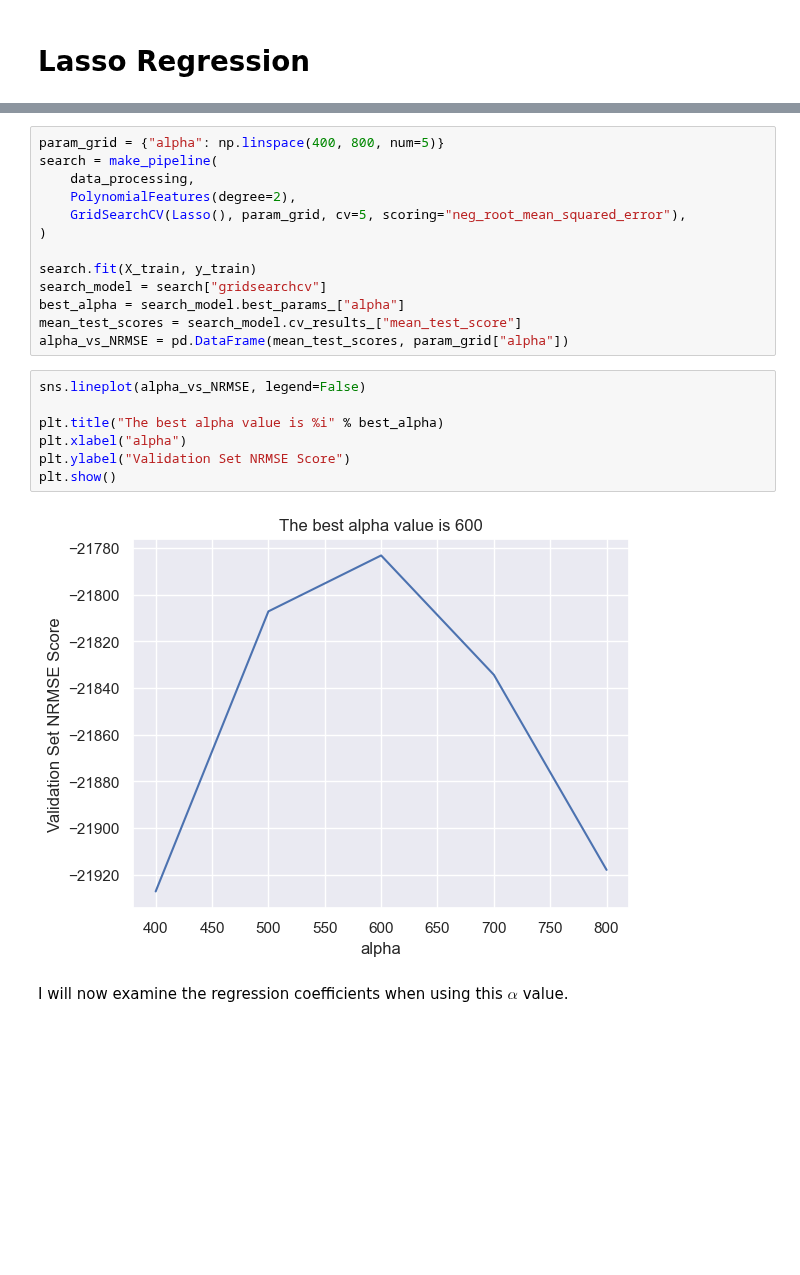
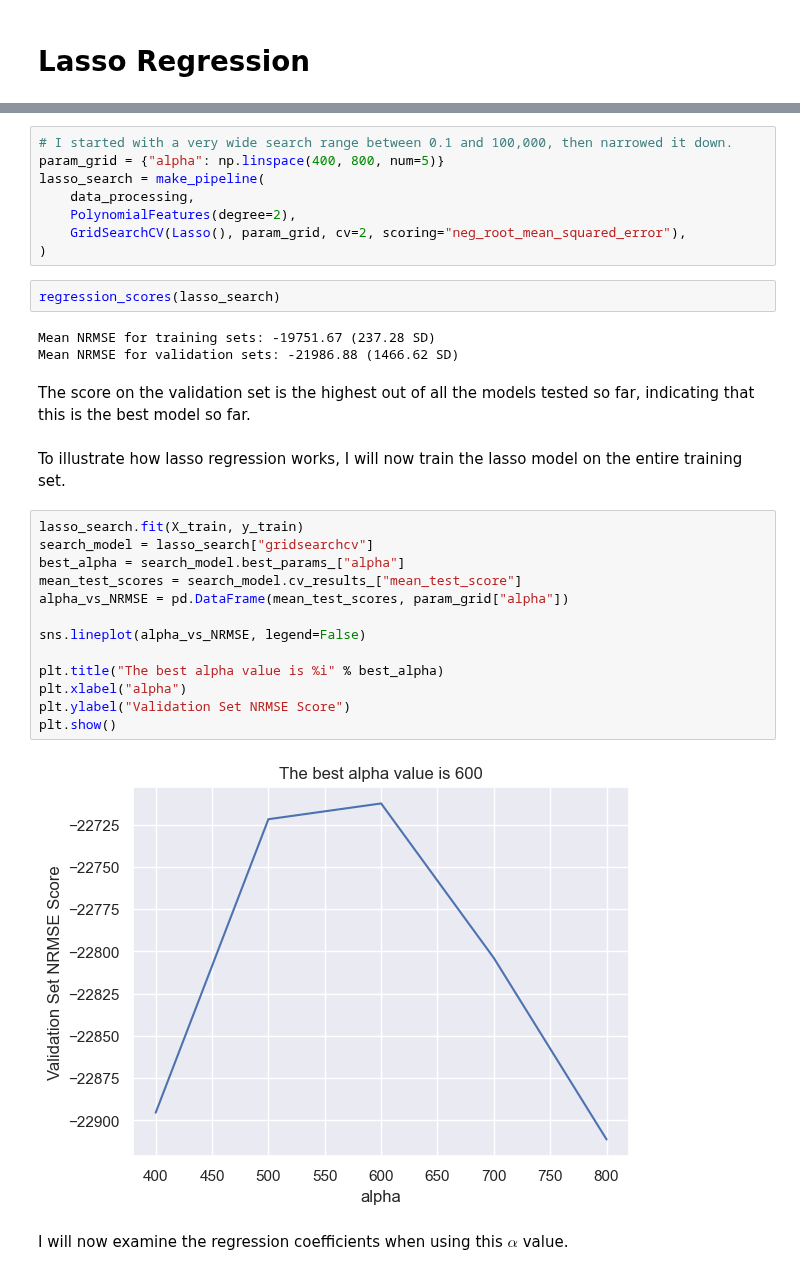
Before and after one commit to blue-fish-0/Data-Analytics-Projects, a Jupyter notebook: House Prices Prediction/house-prices-prediction.ipynb, the cells around one changed output, grey strips where cells are left out. Cells and saved outputs as stored; diff of their text form; blank space fills up the shorter version.

```diff
--- a/House Prices Prediction/house-prices-prediction.ipynb
+++ b/House Prices Prediction/house-prices-prediction.ipynb
@@ -296,25 +294,35 @@ To find a good value for $\alpha$, we will use GridSearchCV() to train and evalu
-# %%
-param_grid = {"alpha": np.linspace(400, 800, num=5)}
-search = make_pipeline(
-    data_processing,
-    PolynomialFeatures(degree=2),
-    GridSearchCV(Lasso(), param_grid, cv=5, scoring="neg_root_mean_squared_error"),
-)
-
-search.fit(X_train, y_train)
-search_model = search["gridsearchcv"]
-best_alpha = search_model.best_params_["alpha"]
-mean_test_scores = search_model.cv_results_["mean_test_score"]
-alpha_vs_NRMSE = pd.DataFrame(mean_test_scores, param_grid["alpha"])
+# %%
+# I started with a very wide search range between 0.1 and 100,000, then narrowed it down.
+param_grid = {"alpha": np.linspace(400, 800, num=5)}
+lasso_search = make_pipeline(
+    data_processing,
+    PolynomialFeatures(degree=2),
+    GridSearchCV(Lasso(), param_grid, cv=2, scoring="neg_root_mean_squared_error"),
+)
+# %%
+regression_scores(lasso_search)
+# %% [output]
+Mean NRMSE for training sets: -19751.67 (237.28 SD)
+Mean NRMSE for validation sets: -21986.88 (1466.62 SD)
+# %% [markdown]
+The score on the validation set is the highest out of all the models tested so far, indicating that this is the best model so far.
+# %% [markdown]
+To illustrate how lasso regression works, I will now train the lasso model on the entire training set.
 # %%
+lasso_search.fit(X_train, y_train)
+search_model = lasso_search["gridsearchcv"]
+best_alpha = search_model.best_params_["alpha"]
+mean_test_scores = search_model.cv_results_["mean_test_score"]
+alpha_vs_NRMSE = pd.DataFrame(mean_test_scores, param_grid["alpha"])
+
 sns.lineplot(alpha_vs_NRMSE, legend=False)
 
 plt.title("The best alpha value is %i" % best_alpha)
 plt.xlabel("alpha")
 plt.ylabel("Validation Set NRMSE Score")
 plt.show()
 # %% [output]
-[figure, old version]
+[figure, new version]
 # %% [markdown]
 I will now examine the regression coefficients when using this $\alpha$ value.
 # %%
```
Also changed, not shown: parts of 7 cells of this notebook.
